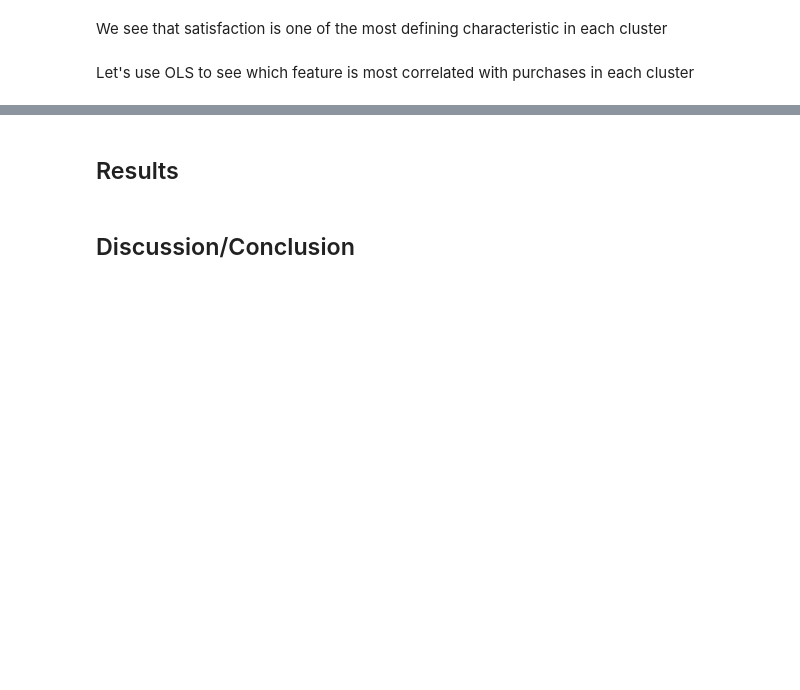
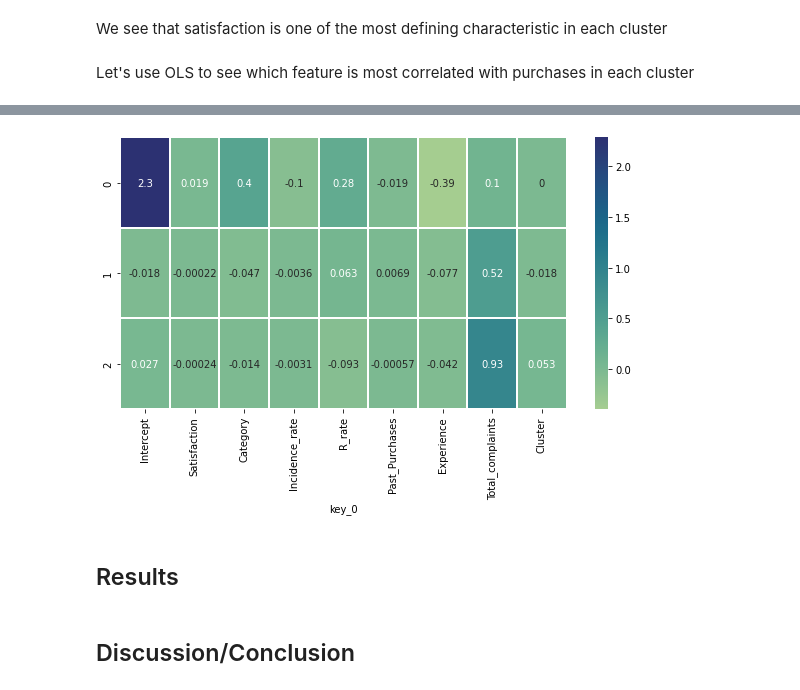
Before and after one commit to KBrandt57/COGS_118B_Project, a Jupyter notebook: eda_notebook.ipynb, the cells around one changed output, grey strips where cells are left out. Cells and saved outputs as stored; diff of their text form; code cells hidden in the pictures; blank space fills up the shorter version.

Commit message:
Finish clusters df

```diff
--- a/eda_notebook.ipynb
+++ b/eda_notebook.ipynb
@@ -961,8 +985,16 @@ We see that satisfaction is one of the most defining characteristic in each clus
 # %% [markdown]
 Let's use OLS to see which feature is most correlated with purchases in each cluster
 # %%
-cluster_df.rename(columns = {'Incidence rate' : 'Incidence_rate', 'R rate' : 'R_rate', 'Total Complaints' : 'Total_complaints'}, inplace = True)
-res_2 = sm.OLS.from_formula(formula = 'Orders ~ Satisfaction + Category + Incidence_rate + R_rate + Purchases + Experience + Total_complaints + Cluster',
-                            data = cluster_df).fit()
+cluster_df.rename(columns = {'Incidence rate' : 'Incidence_rate', 'R rate' : 'R_rate', 'Total Complaints' : 'Total_complaints', 'Orders' : 'Current_Purchases', 'Purchases':'Past_Purchases'}, inplace = True)
+res_2 = sm.OLS.from_formula(formula = 'Current_Purchases ~ Satisfaction + Category + Incidence_rate + R_rate + Past_Purchases + Experience + Total_complaints + Cluster',
+                            data = cluster_df[cluster_df['Cluster'] == 0]).fit()
 print(res_2.summary())
 print(dir(res_2))
+
+res_3 = sm.OLS.from_formula(formula = 'Current_Purchases ~ Satisfaction + Category + Incidence_rate + R_rate + Past_Purchases + Experience + Total_complaints + Cluster',
+                            data = cluster_df[cluster_df['Cluster'] == 1]).fit()
+print(res_3.summary())
+
+res_4 = sm.OLS.from_formula(formula = 'Current_Purchases ~ Satisfaction + Category + Incidence_rate + R_rate + Past_Purchases + Experience + Total_complaints + Cluster',
+                            data = cluster_df[cluster_df['Cluster'] == 2]).fit()
+print(res_4.summary())
@@ -968,0 +1032,12 @@ print(dir(res_2))
+# %%
+print(res_2.params, res_3.params, res_4.params)
+clust_0 = pd.DataFrame(res_2.params)
+clust_1 = pd.DataFrame(res_3.params)
+clust_2 = pd.DataFrame(res_4.params)
+
+coef_clust = clust_0.merge(clust_1, on = clust_0.index)
+coef_clust = coef_clust.set_index('key_0')
+coef_clust = coef_clust.merge(clust_2, on = clust_0.index)
+# coef_clust = coef_clust.merge(clust_2, on = clust_0.index)
+coef_clust = coef_clust.set_index('key_0')
+coef_clust.columns = ['0', '1', '2']
@@ -969,6 +1062,8 @@ print(dir(res_2))
 # %%
 plt.figure(figsize = (10, 5))
-ax = sns.heatmap(pd.DataFrame(idk, columns = cluster_df.columns, index = ['1','2', '3']), cmap = 'crest', annot = True, linewidth = 2)
+ax = sns.heatmap(coef_clust.T, cmap = 'crest', annot = True, linewidth = 2)
+# %% [output]
+[figure, added]
 # %% [markdown]
 ## Results
 # %% [markdown]
```
Also changed, not shown: parts of 19 cells of this notebook, 1 other file.
